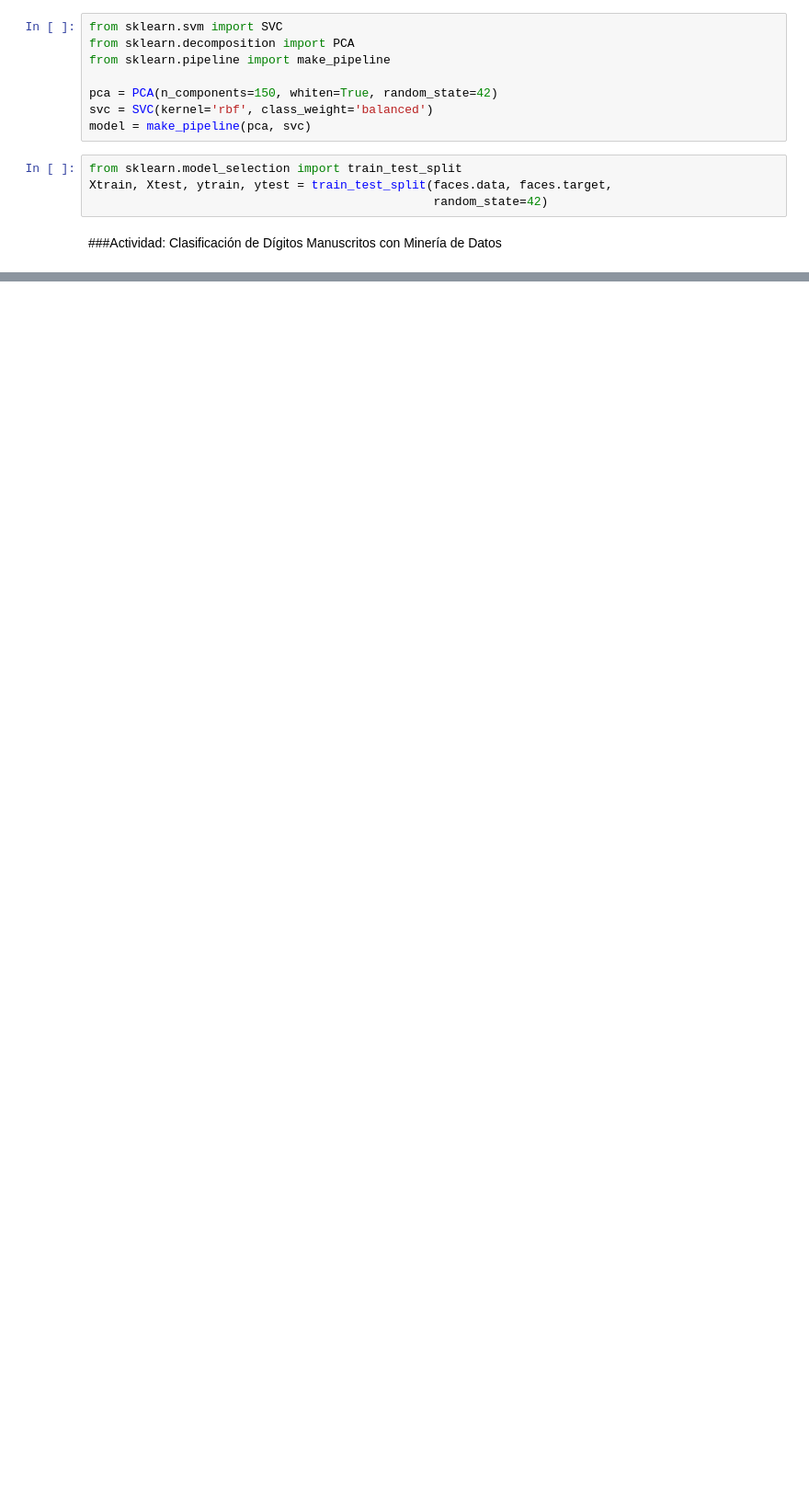
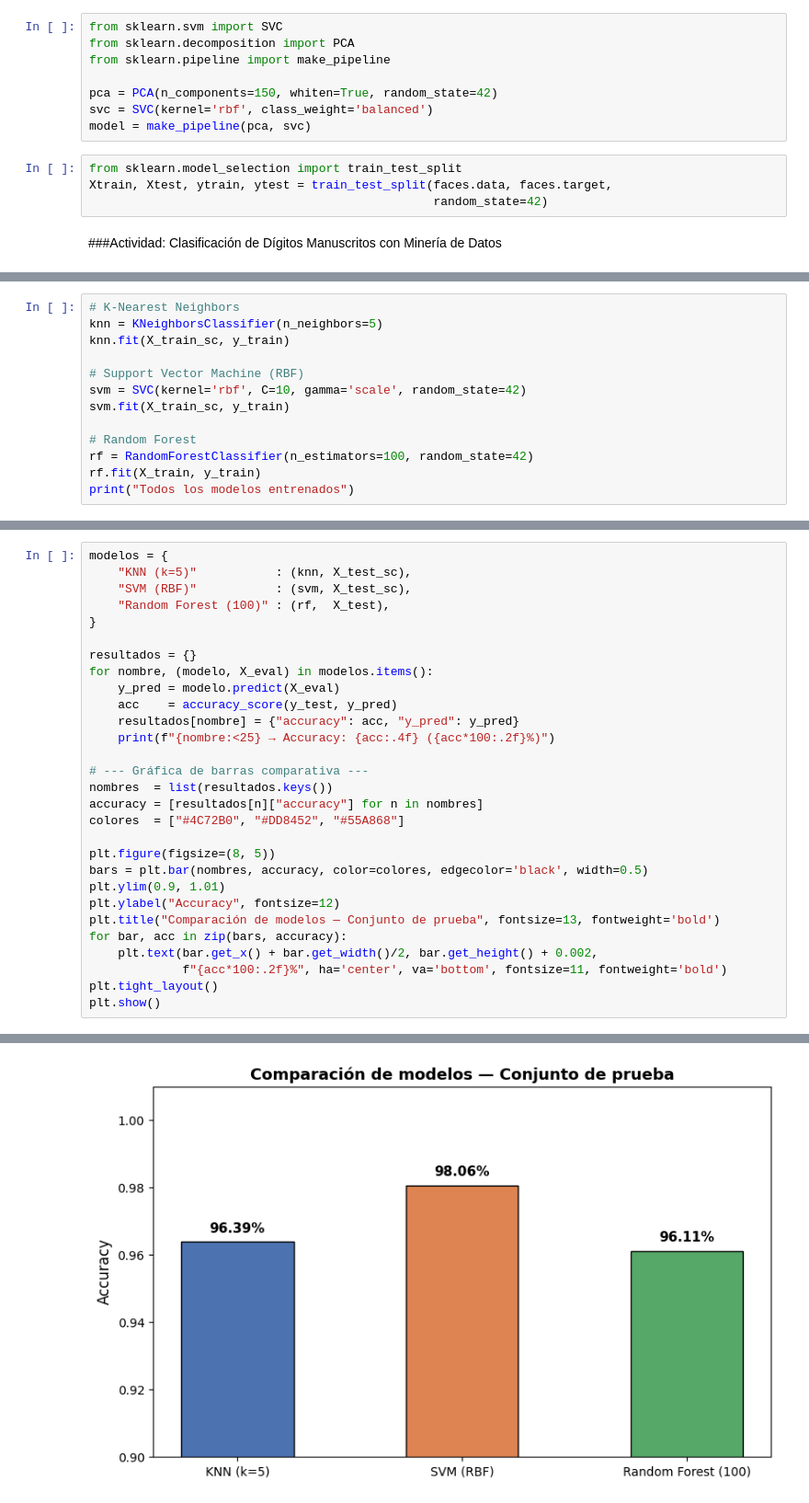
Before and after one commit to 175329/Mineria-de-datos, a Jupyter notebook: MineriaDeDatos.ipynb, the cells around one changed output, grey strips where cells are left out. Shown at 92% size. Saved outputs shown, nothing was run; the diff lists cells and outputs as text; blank space fills up the shorter version.

```diff
--- a/MineriaDeDatos.ipynb
+++ b/MineriaDeDatos.ipynb
@@ -2324,0 +2376,13 @@ import pandas as pd
+# %%
+# K-Nearest Neighbors
+knn = KNeighborsClassifier(n_neighbors=5)
+knn.fit(X_train_sc, y_train)
+
+# Support Vector Machine (RBF)
+svm = SVC(kernel='rbf', C=10, gamma='scale', random_state=42)
+svm.fit(X_train_sc, y_train)
+
+# Random Forest
+rf = RandomForestClassifier(n_estimators=100, random_state=42)
+rf.fit(X_train, y_train)
+print("Todos los modelos entrenados")
@@ -2324,0 +2391,30 @@ import pandas as pd
+# %%
+modelos = {
+    "KNN (k=5)"           : (knn, X_test_sc),
+    "SVM (RBF)"           : (svm, X_test_sc),
+    "Random Forest (100)" : (rf,  X_test),
+}
+
+resultados = {}
+for nombre, (modelo, X_eval) in modelos.items():
+    y_pred = modelo.predict(X_eval)
+    acc    = accuracy_score(y_test, y_pred)
+    resultados[nombre] = {"accuracy": acc, "y_pred": y_pred}
+    print(f"{nombre:<25} → Accuracy: {acc:.4f} ({acc*100:.2f}%)")
+
+# --- Gráfica de barras comparativa ---
+nombres  = list(resultados.keys())
+accuracy = [resultados[n]["accuracy"] for n in nombres]
+colores  = ["#4C72B0", "#DD8452", "#55A868"]
+
+plt.figure(figsize=(8, 5))
+bars = plt.bar(nombres, accuracy, color=colores, edgecolor='black', width=0.5)
+plt.ylim(0.9, 1.01)
+plt.ylabel("Accuracy", fontsize=12)
+plt.title("Comparación de modelos — Conjunto de prueba", fontsize=13, fontweight='bold')
+for bar, acc in zip(bars, accuracy):
+    plt.text(bar.get_x() + bar.get_width()/2, bar.get_height() + 0.002,
+             f"{acc*100:.2f}%", ha='center', va='bottom', fontsize=11, fontweight='bold')
+plt.tight_layout()
+plt.show()
+# %% [output]
@@ -2324,0 +2424 @@ import pandas as pd
+[figure, added]
```
Also changed, not shown: parts of 10 cells of this notebook.
